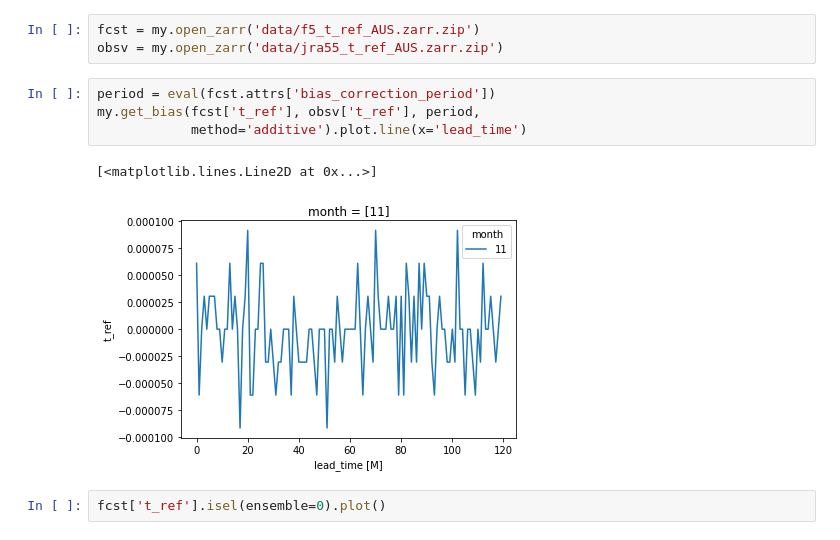
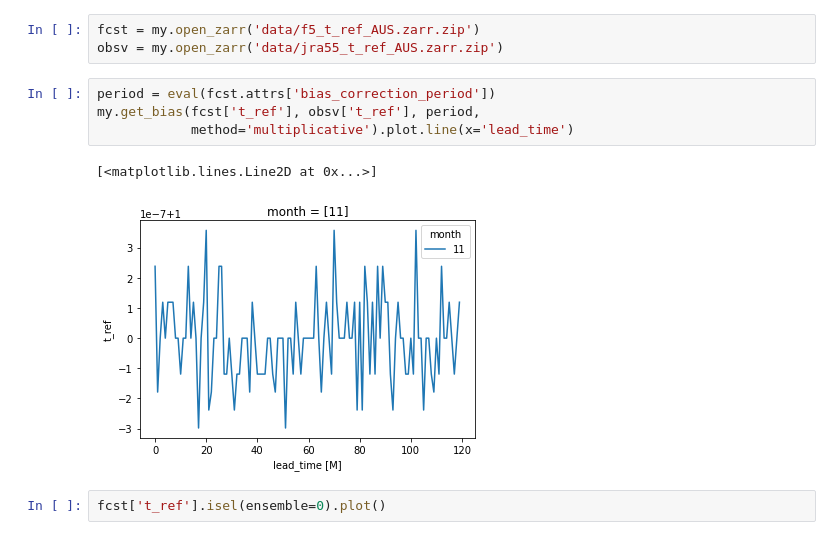
Before and after one commit to dougiesquire/hydro_tasmania, a Jupyter notebook: 2020/0.2_bias_correct.ipynb, the cells around one changed output. Cells and saved outputs as stored; diff of their text form.

```diff
--- a/2020/0.2_bias_correct.ipynb
+++ b/2020/0.2_bias_correct.ipynb
@@ -79,10 +79,10 @@ obsv = my.open_zarr('data/jra55_t_ref_AUS.zarr.zip')
 # %%
 period = eval(fcst.attrs['bias_correction_period'])
 my.get_bias(fcst['t_ref'], obsv['t_ref'], period,
-            method='additive').plot.line(x='lead_time')
+            method='multiplicative').plot.line(x='lead_time')
 # %% [output]
 [<matplotlib.lines.Line2D at 0x...>]
-[figure, old version]
+[figure, new version]
 # %%
 fcst['t_ref'].isel(ensemble=0).plot()
 # %% [output]
```
Also changed, not shown: 4 other files.
